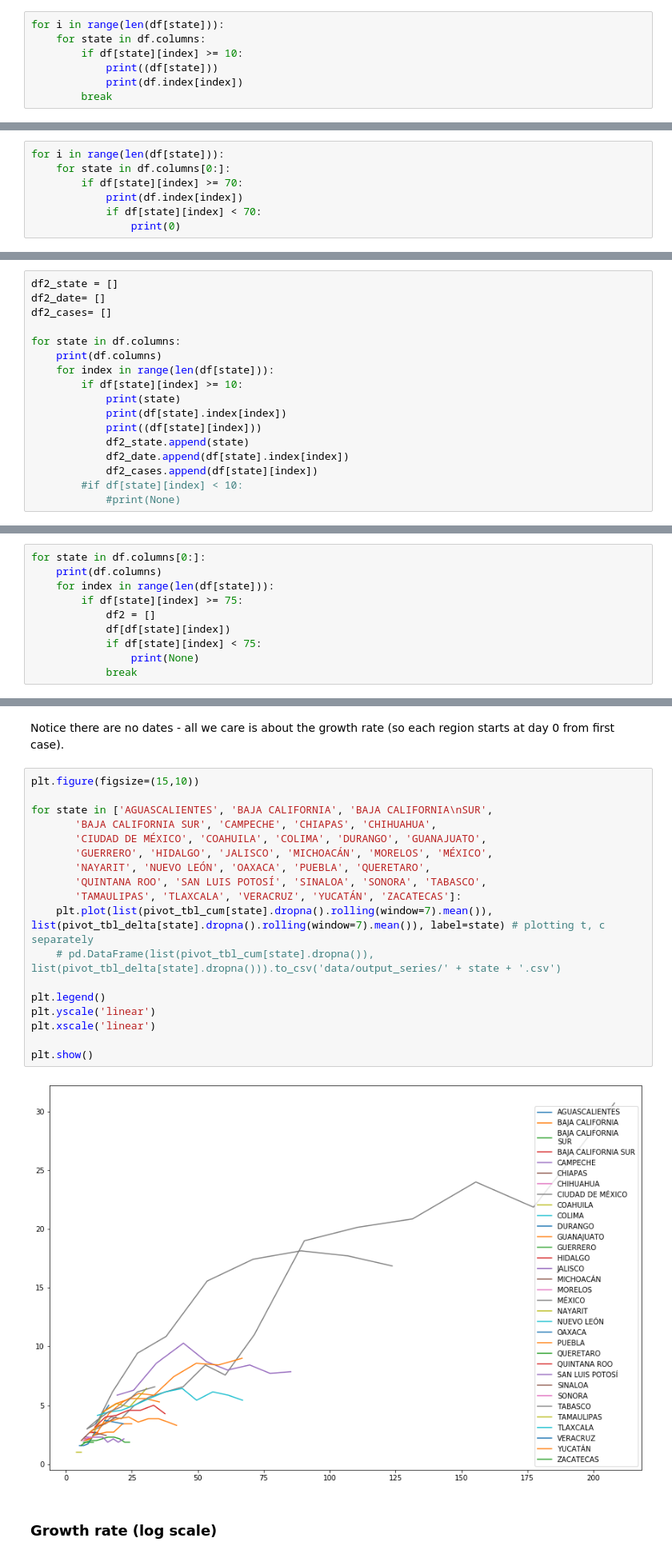
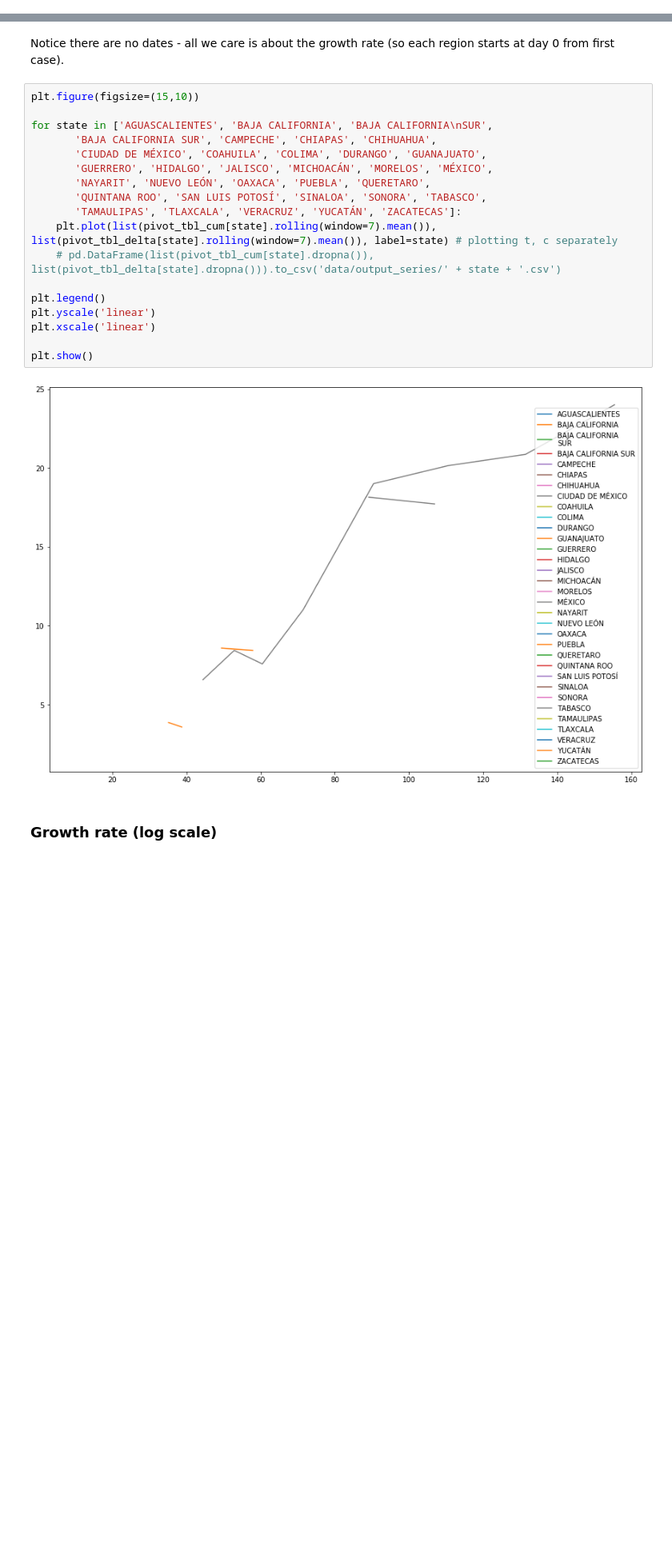
Before and after one commit to marianarf/covid19_mexico_analysis, a Jupyter notebook: 01_mexico_confirmed_cases_by_date.ipynb, the cells around one changed output, grey strips where cells are left out. Shown: that part at 80% size. Cells and saved outputs as stored; diff of their text form; blank space fills up the shorter version.

Commit message:
Fix plots

```diff
--- a/01_mexico_confirmed_cases_by_date.ipynb
+++ b/01_mexico_confirmed_cases_by_date.ipynb
@@ -53,7 +40,0 @@ df[['CIUDAD DE MÉXICO','JALISCO','NUEVO LEÓN']].tail()
-# %%
-for i in range(len(df[state])):
-    for state in df.columns:
-        if df[state][index] >= 10:
-            print((df[state]))
-            print(df.index[index])
-        break
@@ -62,7 +40,0 @@ KeyError: '4/1/2020'
-# %%
-for i in range(len(df[state])):
-    for state in df.columns[0:]:
-        if df[state][index] >= 70:
-            print(df.index[index])
-            if df[state][index] < 70:
-                print(0)
@@ -88,17 +40,0 @@ test.set_index('state')
-# %%
-df2_state = []
-df2_date= []
-df2_cases= []
-
-for state in df.columns:
-    print(df.columns)
-    for index in range(len(df[state])):
-        if df[state][index] >= 10:
-            print(state)
-            print(df[state].index[index])
-            print((df[state][index]))
-            df2_state.append(state)
-            df2_date.append(df[state].index[index])
-            df2_cases.append(df[state][index])
-        #if df[state][index] < 10:
-            #print(None)
@@ -123,10 +40,0 @@ AGUASCALIENTES
-# %%
-for state in df.columns[0:]:
-    print(df.columns)
-    for index in range(len(df[state])):
-        if df[state][index] >= 75:
-            df2 = []
-            df[df[state][index])
-            if df[state][index] < 75:
-                print(None)
-            break
@@ -222,23 +64,23 @@ Notice there are no dates - all we care is about the growth rate (so each region
 # %%
 plt.figure(figsize=(15,10))
 
 for state in ['AGUASCALIENTES', 'BAJA CALIFORNIA', 'BAJA CALIFORNIA\nSUR',
        'BAJA CALIFORNIA SUR', 'CAMPECHE', 'CHIAPAS', 'CHIHUAHUA',
        'CIUDAD DE MÉXICO', 'COAHUILA', 'COLIMA', 'DURANGO', 'GUANAJUATO',
        'GUERRERO', 'HIDALGO', 'JALISCO', 'MICHOACÁN', 'MORELOS', 'MÉXICO',
        'NAYARIT', 'NUEVO LEÓN', 'OAXACA', 'PUEBLA', 'QUERETARO',
        'QUINTANA ROO', 'SAN LUIS POTOSÍ', 'SINALOA', 'SONORA', 'TABASCO',
        'TAMAULIPAS', 'TLAXCALA', 'VERACRUZ', 'YUCATÁN', 'ZACATECAS']:
-    plt.plot(list(pivot_tbl_cum[state].dropna().rolling(window=7).mean()), list(pivot_tbl_delta[state].dropna().rolling(window=7).mean()), label=state) # plotting t, c separately
+    plt.plot(list(pivot_tbl_cum[state].rolling(window=7).mean()), list(pivot_tbl_delta[state].rolling(window=7).mean()), label=state) # plotting t, c separately
     # pd.DataFrame(list(pivot_tbl_cum[state].dropna()), list(pivot_tbl_delta[state].dropna())).to_csv('data/output_series/' + state + '.csv')
 
 plt.legend()
 plt.yscale('linear')
 plt.xscale('linear')
 
 plt.show()
 # %% [output]
-[figure, old version]
+[figure, new version]
 # %% [markdown]
 ### Growth rate (log scale)
 # %% [markdown]
```
Also changed, not shown: parts of 22 cells of this notebook.
